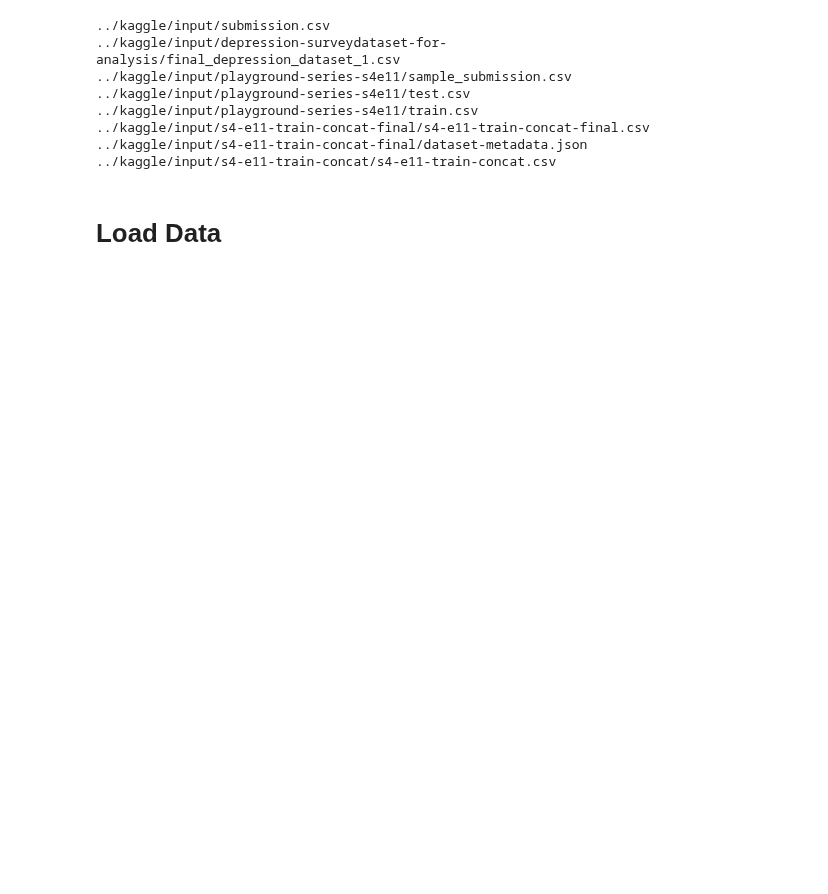
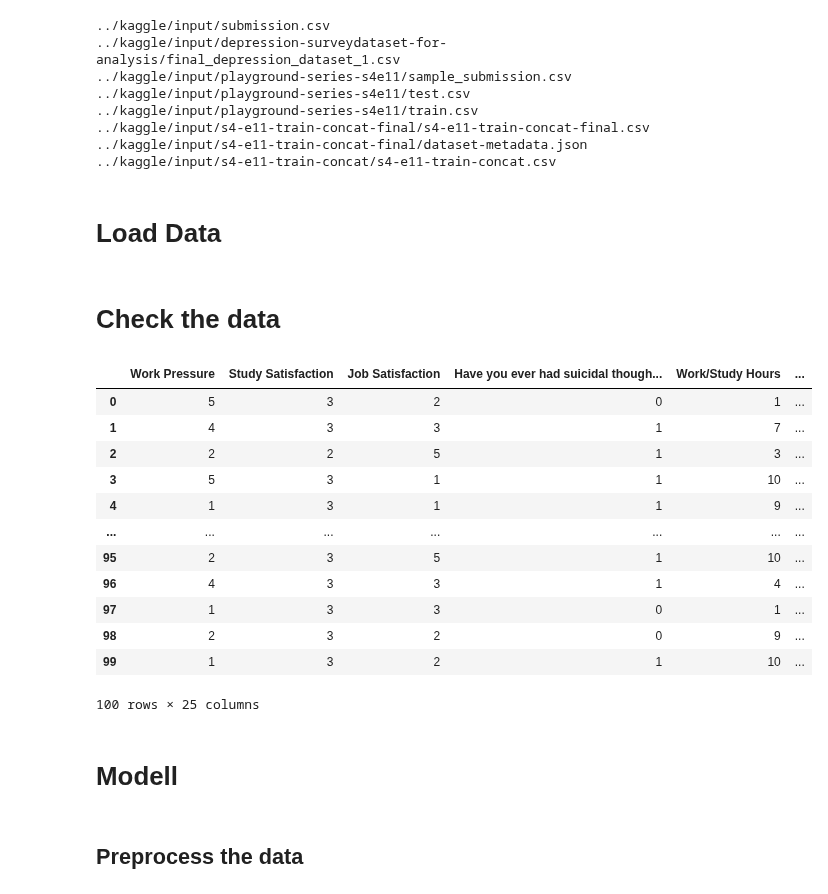
Before and after one commit to mailmezorro/playground-series-s4e11, a Jupyter notebook: Modell/playground-series-s4e11-modell.ipynb, the cells around one changed output. Saved outputs shown, nothing was run; the diff lists cells and outputs as text; code cells hidden in the pictures; blank space fills up the shorter version.

Commit message:
creatd correct data for model

```diff
--- a/Modell/playground-series-s4e11-modell.ipynb
+++ b/Modell/playground-series-s4e11-modell.ipynb
@@ -62 +70,23 @@ train_concat_data = pd.read_csv(data_path + '/s4-e11-train-concat/s4-e11-train-c
 train_final_data = pd.read_csv(data_path + '/s4-e11-train-concat-final/s4-e11-train-concat-final.csv')
+# %% [markdown]
+# Check the data
+# %%
+train_final_data.head(100)
+# %% [output]
+|  | Work Pressure | Study Satisfaction | Job Satisfaction | Have you ever had suicidal though... | Work/Study Hours | ... |
+| 0 | 5 | 3 | 2 | 0 | 1 | ... |
+| 1 | 4 | 3 | 3 | 1 | 7 | ... |
+| 2 | 2 | 2 | 5 | 1 | 3 | ... |
+| 3 | 5 | 3 | 1 | 1 | 10 | ... |
+| 4 | 1 | 3 | 1 | 1 | 9 | ... |
+| ... | ... | ... | ... | ... | ... | ... |
+| 95 | 2 | 3 | 5 | 1 | 10 | ... |
+| 96 | 4 | 3 | 3 | 1 | 4 | ... |
+| 97 | 1 | 3 | 3 | 0 | 1 | ... |
+| 98 | 2 | 3 | 2 | 0 | 9 | ... |
+| 99 | 1 | 3 | 2 | 1 | 10 | ... |
+100 rows × 25 columns
+# %% [markdown]
+# Modell
+# %% [markdown]
+## Preprocess the data
```
Also changed, not shown: parts of 6 cells of this notebook, 3 other files.
